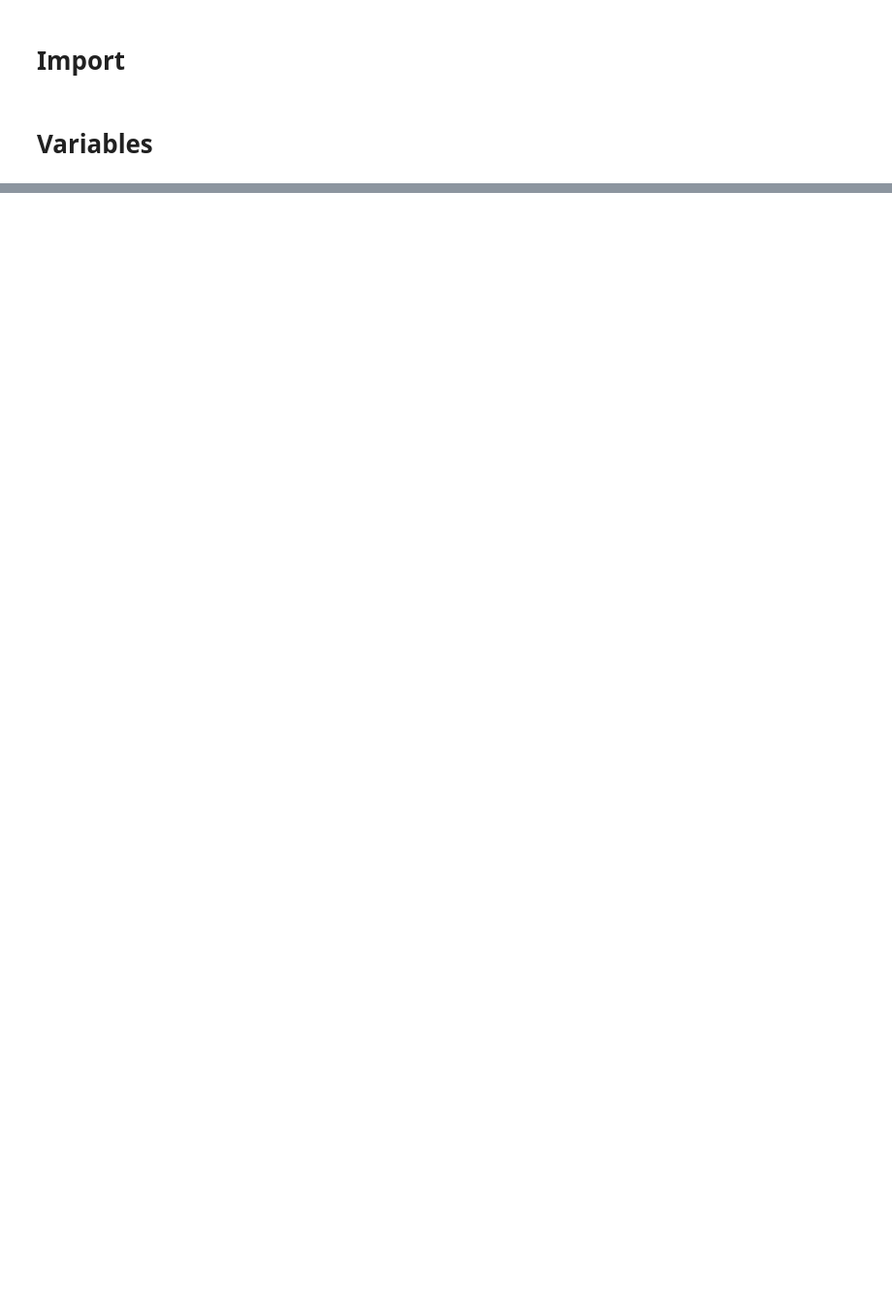
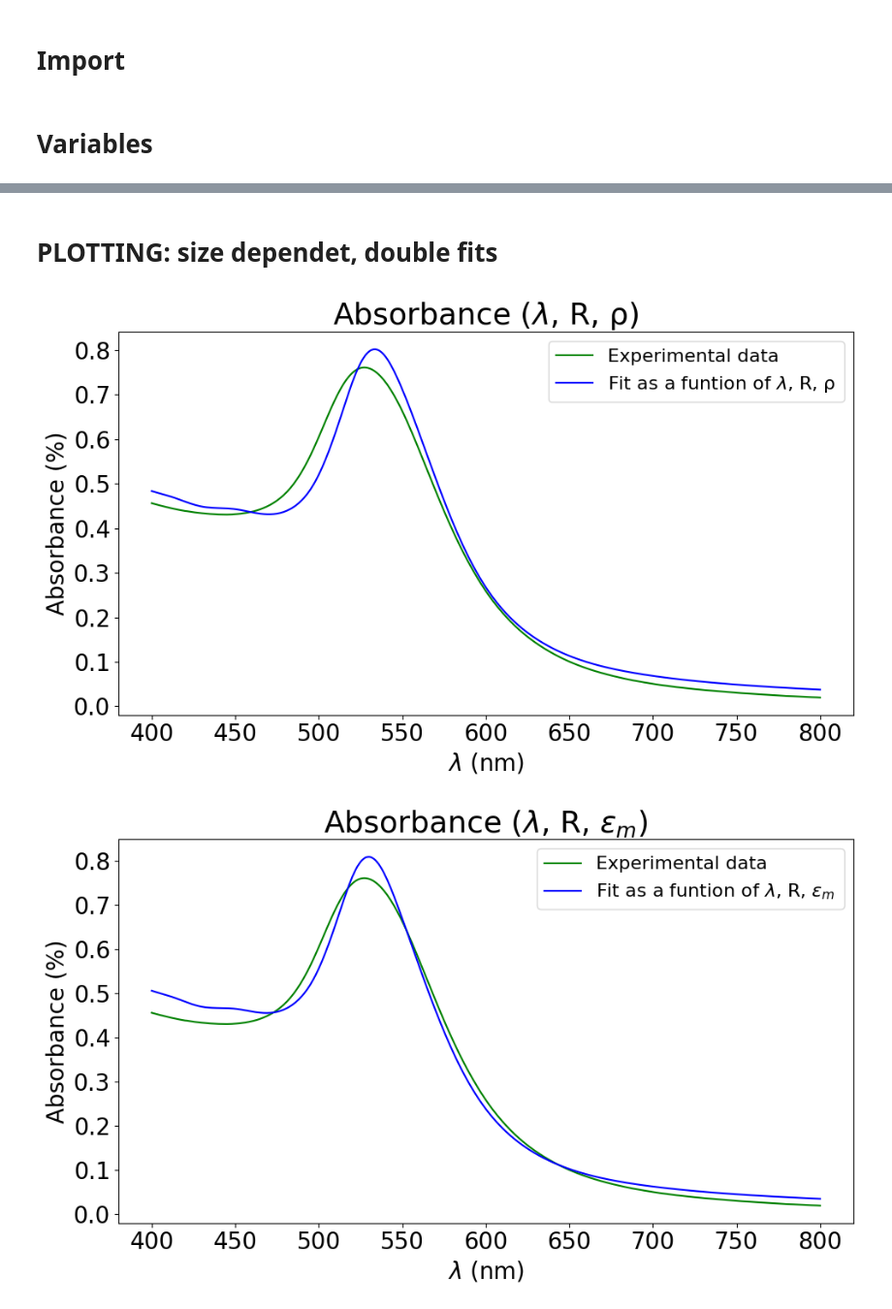
Before and after one commit to DuskrainG/Nanophysics-lab-activity, a Jupyter notebook: notebook_analisi.ipynb, the cells around one changed output, grey strips where cells are left out. Shown at 97% size. Cells and saved outputs as stored; diff of their text form; code cells hidden in the pictures; blank space fills up the shorter version.

```diff
--- a/notebook_analisi.ipynb
+++ b/notebook_analisi.ipynb
@@ -158,0 +305,29 @@ fig.savefig("plots/plot1.pdf")
+# %% [markdown]
+# PLOTTING: size dependet, double fits
+# %%
+plt.figure(figsize=(10, 6), dpi=100)
+plt.plot(l, absorbance, color="green", label="Experimental data")
+plt.plot(l, Absorbance_fitted_epsilonmfix, color="blue", label="Fit as a funtion of $\lambda$, R, ρ ")
+plt.title("Absorbance ($\lambda$, R, ρ)", fontsize=26)
+plt.xlabel(r"$\lambda$ (nm)", fontdict={"fontsize": 20})
+plt.xticks(fontsize=20)
+plt.ylabel("Absorbance (%)", fontdict={"fontsize": 20})
+plt.yticks(fontsize=20)
+plt.legend(fontsize=16)
+plt.tight_layout()
+
+
+
+plt.figure(figsize=(10, 6), dpi=100)
+plt.plot(l, absorbance, color="green", label="Experimental data")
+plt.plot(l, Absorbance_fitted_rhofix, color="blue", label="Fit as a funtion of $\lambda$, R, $\epsilon_{m}$ ")
+plt.title("Absorbance ($\lambda$, R, $\epsilon_{m}$)", fontsize=26)
+plt.xlabel(r"$\lambda$ (nm)", fontdict={"fontsize": 20})
+plt.xticks(fontsize=20)
+plt.ylabel("Absorbance (%)", fontdict={"fontsize": 20})
+plt.yticks(fontsize=20)
+plt.legend(fontsize=16)
+plt.tight_layout()
+# %% [output]
+[figure, added]
+[figure, added]
```
Also changed, not shown: parts of 18 cells of this notebook, 1 other file.
